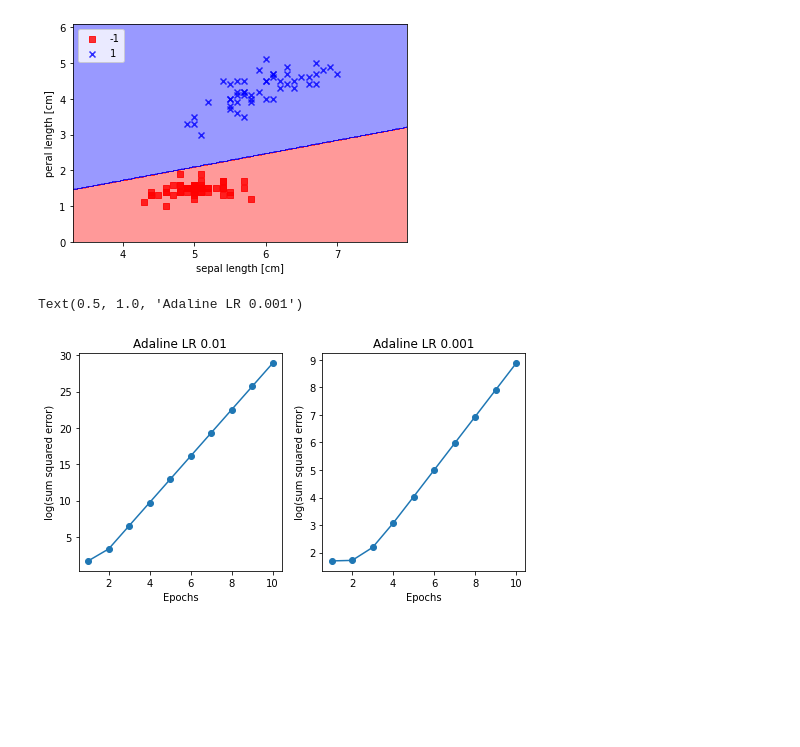
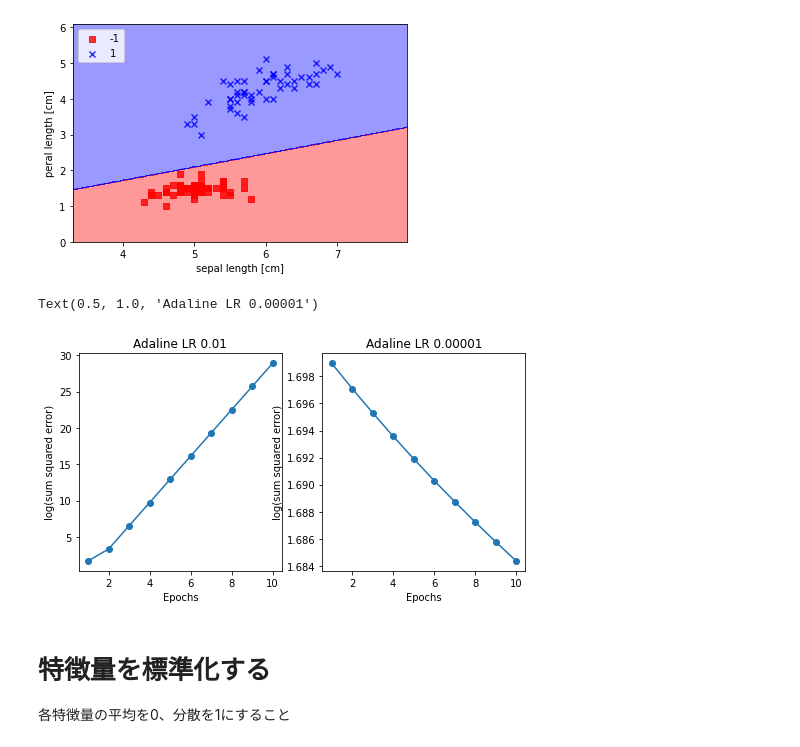
Before and after one commit to keimoriyama/memos, a Jupyter notebook: python/ML/perceptoron.ipynb, the cells around one changed output. Saved outputs shown, nothing was run; the diff lists cells and outputs as text; code cells hidden in the pictures; blank space fills up the shorter version.

```diff
--- a/python/ML/perceptoron.ipynb
+++ b/python/ML/perceptoron.ipynb
@@ -148,15 +148,19 @@ class AdalineGD(object):
 # %%
 fig, ax = plt.subplots(nrows=1, ncols=2, figsize=(8, 4))
 ada1 = AdalineGD(n_iter=10, eta = 0.01).fit(X, y)
-ada2 = AdalineGD(n_iter=10, eta = 0.001).fit(X, y)
+ada2 = AdalineGD(n_iter=10, eta = 0.00001).fit(X, y)
 ax[0].plot(range(1, len(ada1.cost_)+1), np.log10(ada1.cost_), marker='o')
 ax[0].set_xlabel('Epochs')
 ax[0].set_ylabel('log(sum squared error)')
 ax[0].set_title('Adaline LR 0.01')
 ax[1].plot(range(1, len(ada2.cost_)+1), np.log10(ada2.cost_), marker='o')
 ax[1].set_xlabel('Epochs')
 ax[1].set_ylabel('log(sum squared error)')
-ax[1].set_title('Adaline LR 0.001')
+ax[1].set_title('Adaline LR 0.00001')
 # %% [output]
-Text(0.5, 1.0, 'Adaline LR 0.001')
+Text(0.5, 1.0, 'Adaline LR 0.00001')
-[figure, old version]
+[figure, new version]
+# %% [markdown]
+# 特徴量を標準化する
+
+各特徴量の平均を0、分散を1にすること
```
Also changed, not shown: parts of 3 cells of this notebook, 1 other file.
